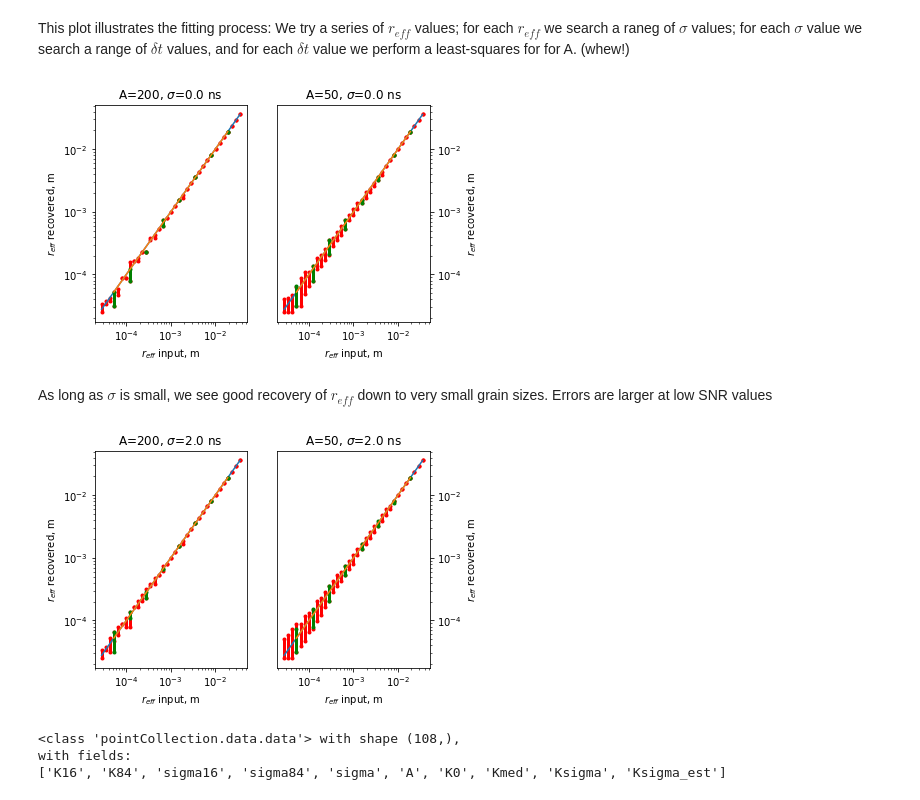
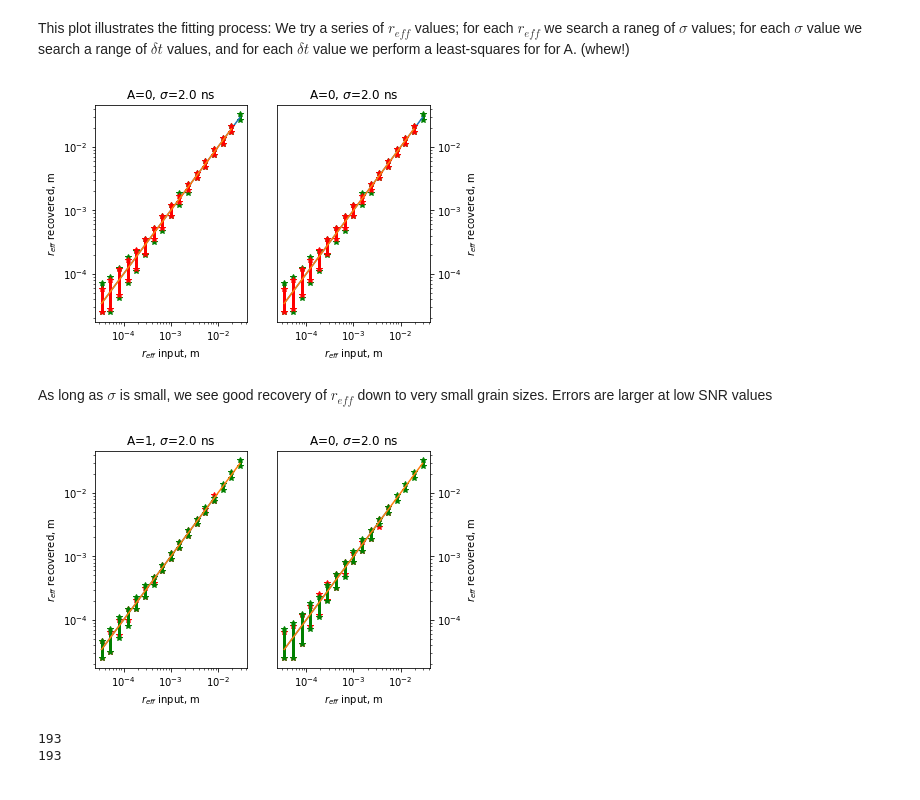
Before and after one commit to SmithB/ATM_waveform, a Jupyter notebook: subsurface_scat_fit_stats.ipynb, the cells around one changed output. Drawn from its saved outputs; the diff is of its cells as text; code cells hidden in the pictures.

```diff
--- a/subsurface_scat_fit_stats.ipynb
+++ b/subsurface_scat_fit_stats.ipynb
@@ -16,10 +16,11 @@ The system IRF can be characterized in three ways:
 
 I have precomputed calibration estimates from ground-test waveforms from the spring and fall of 2018, and a delay-line transmit waveform can be calculated from any ATM waveform file:
 # %%
-with h5py.File('/Data/ATM_WF/GroundTest/Fall18/NarrowSwathTx.h5','r') as h5f:
+data_dir='/Volumes/ice2/ben/ATM_WF/'
+with h5py.File(data_dir+'GroundTest/Fall18/NarrowSwathTX.h5','r') as h5f:
     TX_fall=waveform(np.array(h5f['/TX/t']), np.array(h5f['TX/p']))
-with h5py.File('/Data/ATM_WF/GroundTest/Spring18/NarrowSwathTx.h5','r') as h5f:
+with h5py.File(data_dir+'GroundTest/Spring18/NarrowSwathTx.h5','r') as h5f:
     TX_spring=waveform(np.array(h5f['/TX/t']), np.array(h5f['TX/p']))
 from ATM_waveform.fit_ATM_scat import get_tx_est
-TX_delay_fall=get_tx_est('/Data/ATM_WF/GroundTest/Fall18/ILATMW1B_20181002_151220.atm6AT6.h5', nShots=500)[0]
+TX_delay_fall=get_tx_est(data_dir+'/GroundTest/Fall18/ILATMW1B_20181002_151220.atm6AT6.h5', nShots=500)[0]
 # %% [output]
@@ -97,25 +98,25 @@ plt.ylabel('misfit')
 This plot illustrates the fitting process: We try a series of $r_{eff}$ values; for each $r_{eff}$ we search a raneg of $\sigma$ values; for each $\sigma$ value we search a range of $\delta t$ values, and for each $\delta t$ value we perform a least-squares for for A.  (whew!)
 # %%
 #output_file='/Data/ATM_WF/GroundTest/Fall18/NarrowSwathTX_FittingError.h5'
-output_files={'g':"green_only_test.h5",'r':'2color_test.h5'}
+output_files={'g':"green_only_test.h5",'r':'2color_test_IRsigma0.5.h5'}
 # %%
 fig,ax=plt.subplots(1,2)
-for key in ['r','g']:
-    plot_scat_fit_error(output_files[key], A_val=200, sigma_val=0, ax=ax[0], line_color=key)
-    plot_scat_fit_error(output_files[key], A_val=50, sigma_val=0, ax=ax[1], line_color=key)
+for key in ['g','r']:
+    plot_scat_fit_error(output_files[key], A_val=0.5, sigma_val=2, ax=ax[0], line_color=key)
+    plot_scat_fit_error(output_files[key], A_val=0.5, sigma_val=2, ax=ax[1], line_color=key)
 ax[1].yaxis.set_ticks_position('right')
 ax[1].yaxis.set_label_position('right')
 # %% [output]
-[figure, old version]
+[figure, new version]
 # %% [markdown]
 As long as $\sigma$ is small, we see good recovery of $r_{eff}$ down to very small grain sizes.  Errors are larger at low SNR values
 # %%
 fig,ax=plt.subplots(1,2)
 for key in ['r','g']:
-    plot_scat_fit_error(output_files[key], A_val=200, sigma_val=2, ax=ax[0], line_color=key)
-    plot_scat_fit_error(output_files[key], A_val=50, sigma_val=2, ax=ax[1], line_color=key)
+    plot_scat_fit_error(output_files[key], A_val=1, sigma_val=2, ax=ax[0], line_color=key)
+    plot_scat_fit_error(output_files[key], A_val=0.5, sigma_val=2, ax=ax[1], line_color=key)
 ax[1].yaxis.set_ticks_position('right')
 ax[1].yaxis.set_label_position('right')
 # %% [output]
-[figure, old version]
+[figure, new version]
 # %%
@@ -128,9 +131,25 @@ for key in files:
-# %%
-D['rg'].index(np.in1d(D['rg'].K0, D['g'].K0))
-# %% [output]
-<class 'pointCollection.data.data'> with shape (108,),
-with fields:
-['K16', 'K84', 'sigma16', 'sigma84', 'sigma', 'A', 'K0', 'Kmed', 'Ksigma', 'Ksigma_est']
+# %%
+def setmatch(a,b, fields):
+    aa=[]
+    bb=[]
+
+    for ii in range(a.size):
+        aa.append(tuple([getattr(a,field)[ii] for field in fields]))
+    for ii in range(b.size):
+        bb.append(tuple([getattr(b,field)[ii] for field in fields]))
+    match=[ii in bb for ii in aa]
+    a.index(match)
+
+setmatch(D['g'], D['rg'], ['K0','sigma','A_scale'])
+setmatch(D['rg'], D['g'], ['K0','sigma','A_scale'])
+
+#D['rg']=D['rg'].index(np.in1d(D['rg'].K0, D['g'].K0))
+#D['g']=D['g'].index(np.in1d(D['g'].K0, D['rg'].K0))
+print(D['rg'].size)
+print(D['g'].size)
+# %% [output]
+193
+193
 # %%
 for color in D:
     D[color].assign({'Kspread':(D[color].K84-D[color].K16)/D[color].K0})
```
Also changed, not shown: parts of 4 cells of this notebook, 1 other file.
